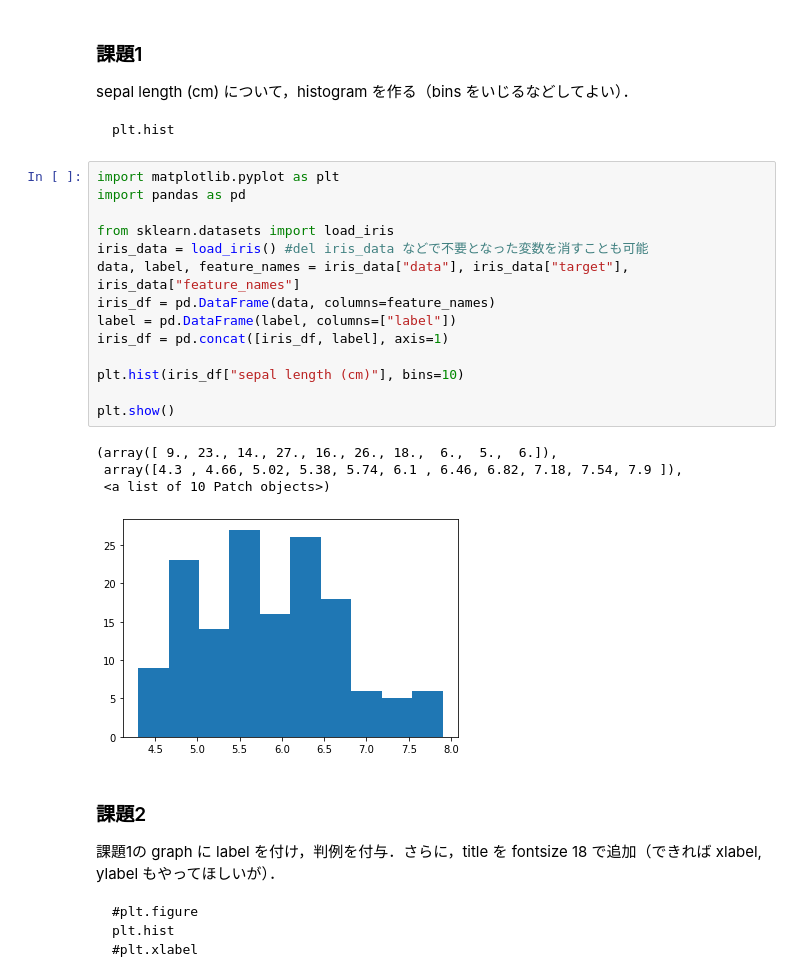
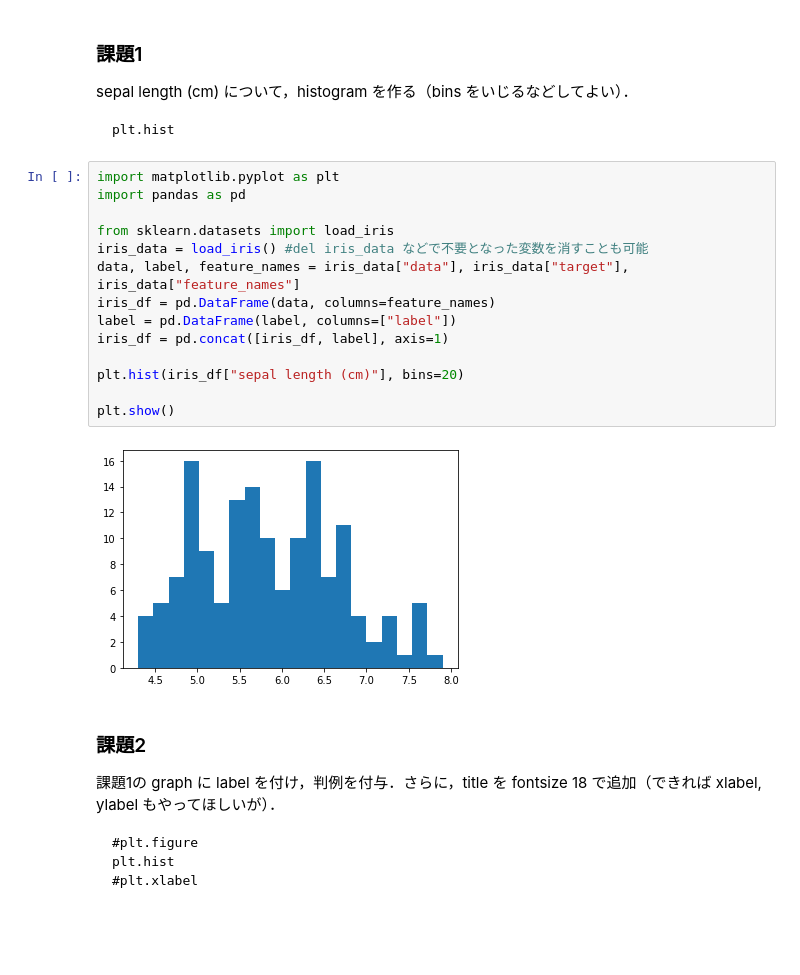
Before and after one commit to Manami-224/D, a Jupyter notebook: 第3回課題.ipynb, the cells around one changed output. Drawn from its saved outputs; the diff is of its cells as text; blank space fills up the shorter version.

```diff
--- a/第3回課題.ipynb
+++ b/第3回課題.ipynb
@@ -65,22 +65,19 @@ plt.hist
 # %%
 import matplotlib.pyplot as plt
 import pandas as pd
 
 from sklearn.datasets import load_iris
 iris_data = load_iris() #del iris_data などで不要となった変数を消すことも可能
 data, label, feature_names = iris_data["data"], iris_data["target"], iris_data["feature_names"]
 iris_df = pd.DataFrame(data, columns=feature_names)
 label = pd.DataFrame(label, columns=["label"])
 iris_df = pd.concat([iris_df, label], axis=1)
 
-plt.hist(iris_df["sepal length (cm)"], bins=10)
+plt.hist(iris_df["sepal length (cm)"], bins=20)
 
 plt.show()
 # %% [output]
-(array([ 9., 23., 14., 27., 16., 26., 18.,  6.,  5.,  6.]),
- array([4.3 , 4.66, 5.02, 5.38, 5.74, 6.1 , 6.46, 6.82, 7.18, 7.54, 7.9 ]),
- <a list of 10 Patch objects>)
-[figure, old version]
+[figure, new version]
 # %% [markdown]
 ### 課題2
 課題1の graph に label を付け，判例を付与．さらに，title を fontsize 18 で追加（できれば xlabel, ylabel もやってほしいが）．
```
Also changed, not shown: parts of 4 cells of this notebook.
